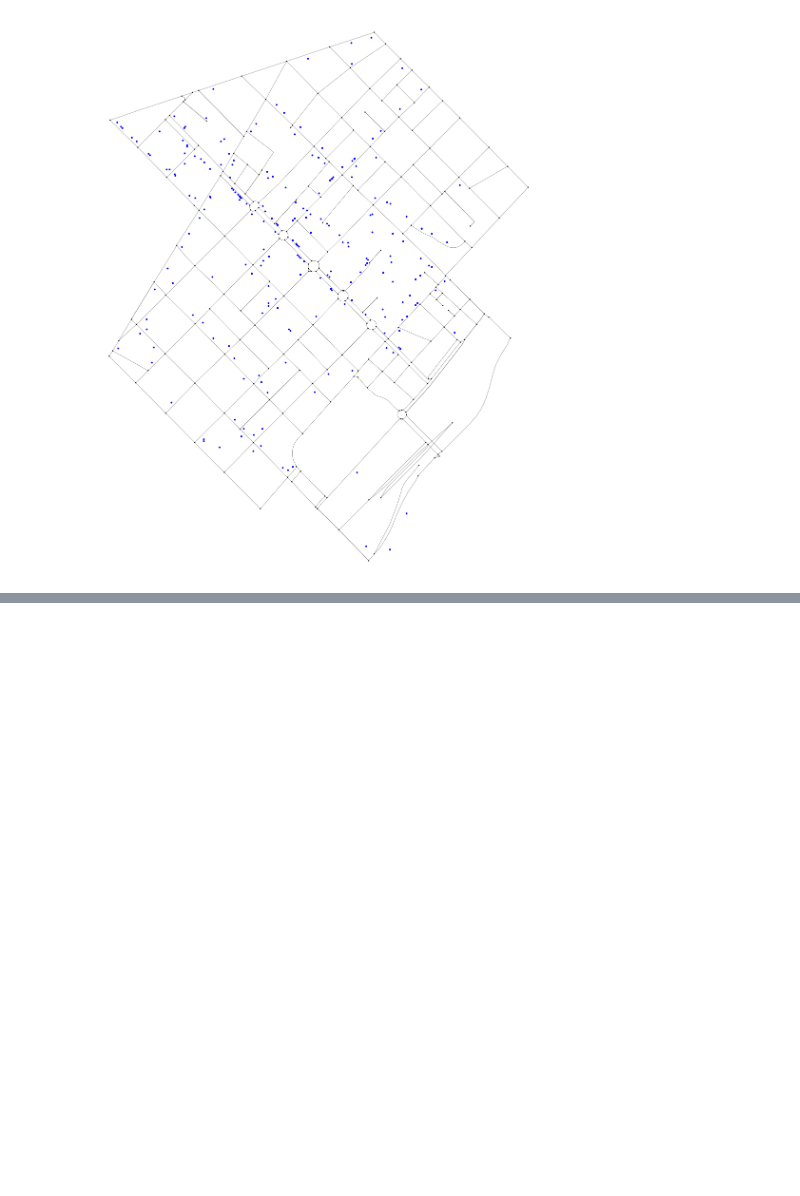
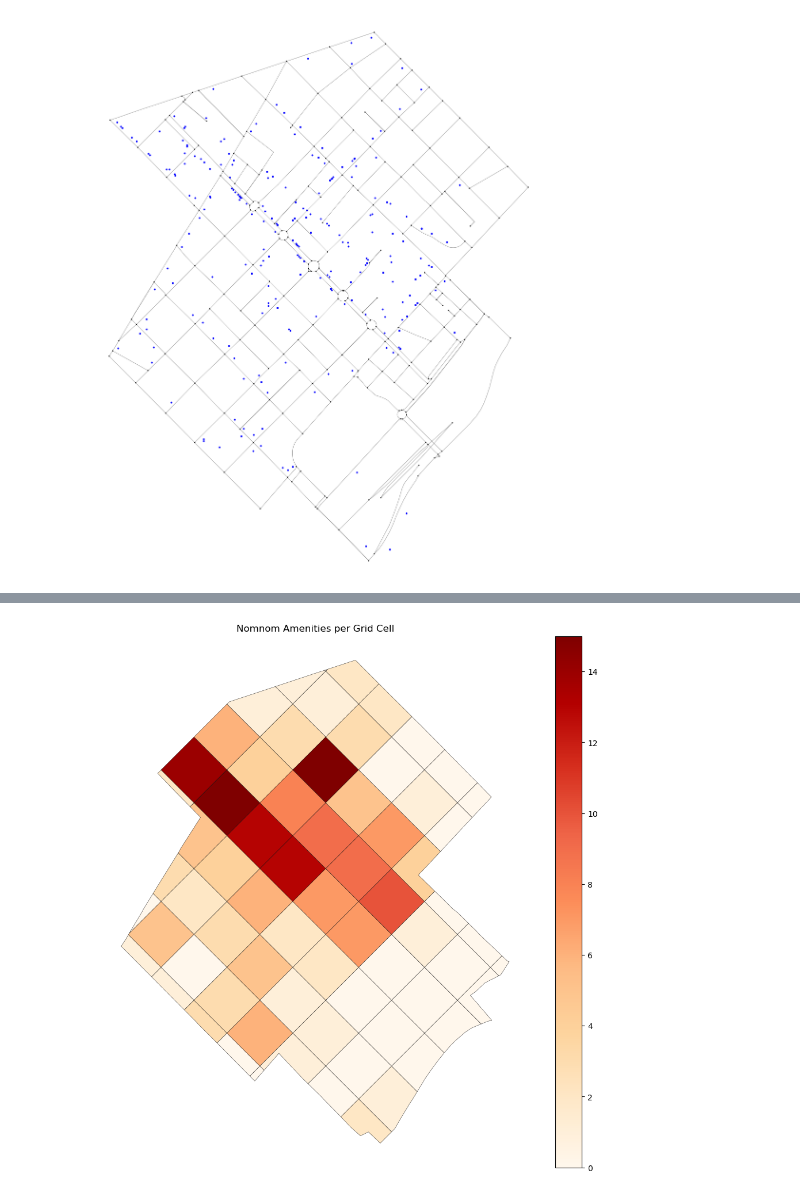
Before and after one commit to sahilyousafp/AEC_HACKATHON_BIG, a Jupyter notebook: OSM_data.ipynb, the cells around one changed output, grey strips where cells are left out. Cells and saved outputs as stored; diff of their text form; code cells hidden in the pictures; blank space fills up the shorter version.

```diff
--- a/OSM_data.ipynb
+++ b/OSM_data.ipynb
@@ -560,0 +451,18 @@ plt.show()
+# %%
+import matplotlib.pyplot as plt
+
+# Plot the grid colored by number of nomnom places
+fig, ax = plt.subplots(figsize=(12, 12))
+metadata_grid.plot(
+    column='num_nomnom',
+    ax=ax,
+    cmap='OrRd',              # color map: orange-red scale
+    legend=True,
+    edgecolor='black',
+    linewidth=0.3
+)
+ax.set_title("Nomnom Amenities per Grid Cell")
+ax.axis('off')
+plt.show()
+# %% [output]
+[figure, added]
```
Also changed, not shown: parts of 34 cells of this notebook, 13 other files.
